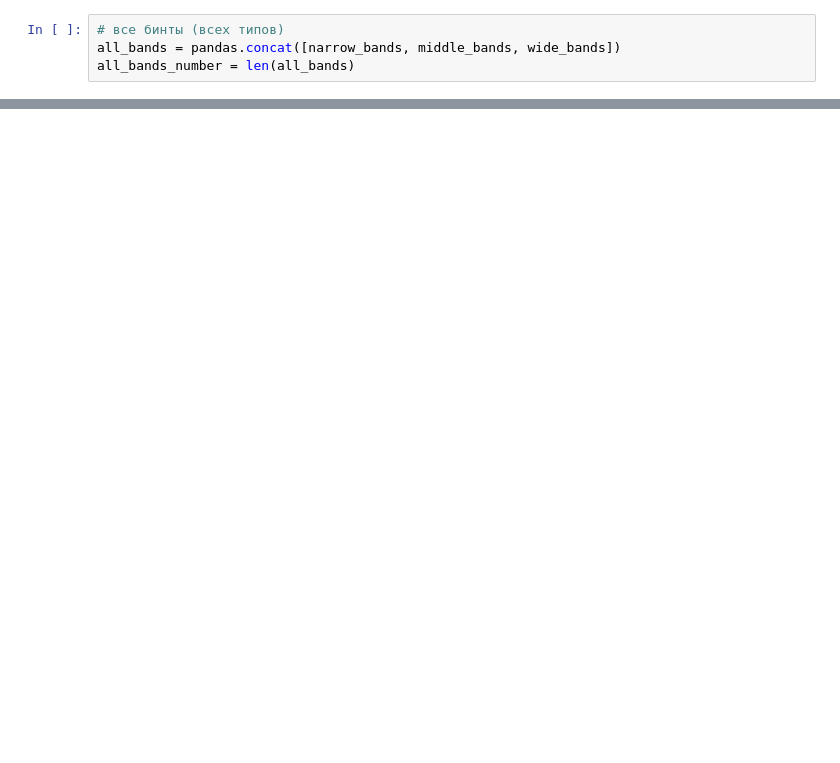
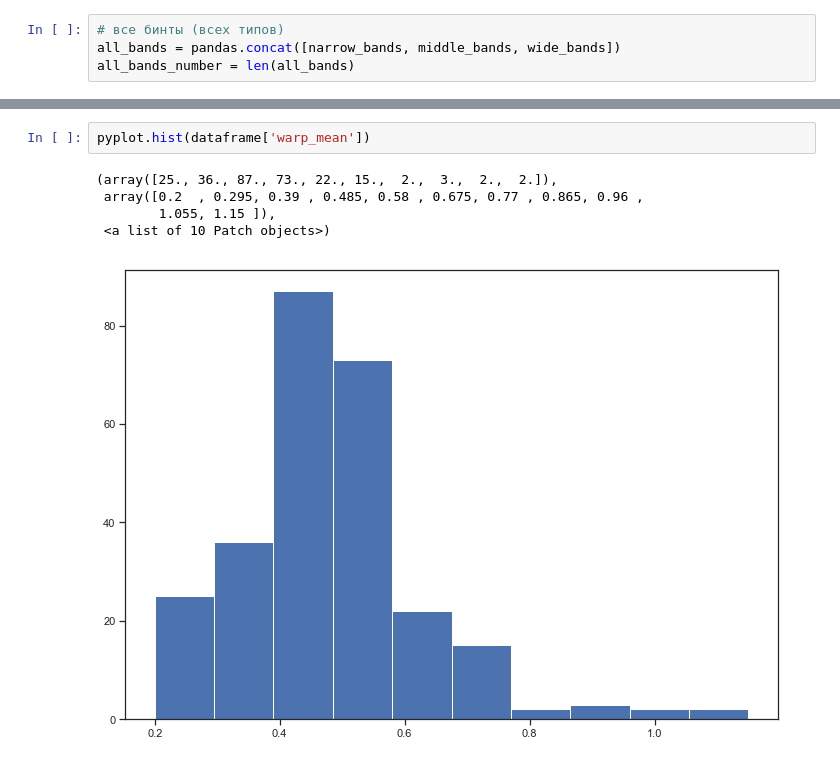
Before and after one commit to streltcov/textile_data, a Jupyter notebook: textile_data.ipynb, the cells around one changed output, grey strips where cells are left out. Drawn from its saved outputs; the diff is of its cells as text; blank space fills up the shorter version.

```diff
--- a/textile_data.ipynb
+++ b/textile_data.ipynb
@@ -28,0 +50,8 @@ pyplot.hist(unbalanced['density_coefficient'])
+# %%
+pyplot.hist(dataframe['warp_mean'])
+# %% [output]
+(array([25., 36., 87., 73., 22., 15.,  2.,  3.,  2.,  2.]),
+ array([0.2  , 0.295, 0.39 , 0.485, 0.58 , 0.675, 0.77 , 0.865, 0.96 ,
+        1.055, 1.15 ]),
+ <a list of 10 Patch objects>)
+[figure, added]
```
Also changed, not shown: parts of 14 cells of this notebook, 4 other files.
